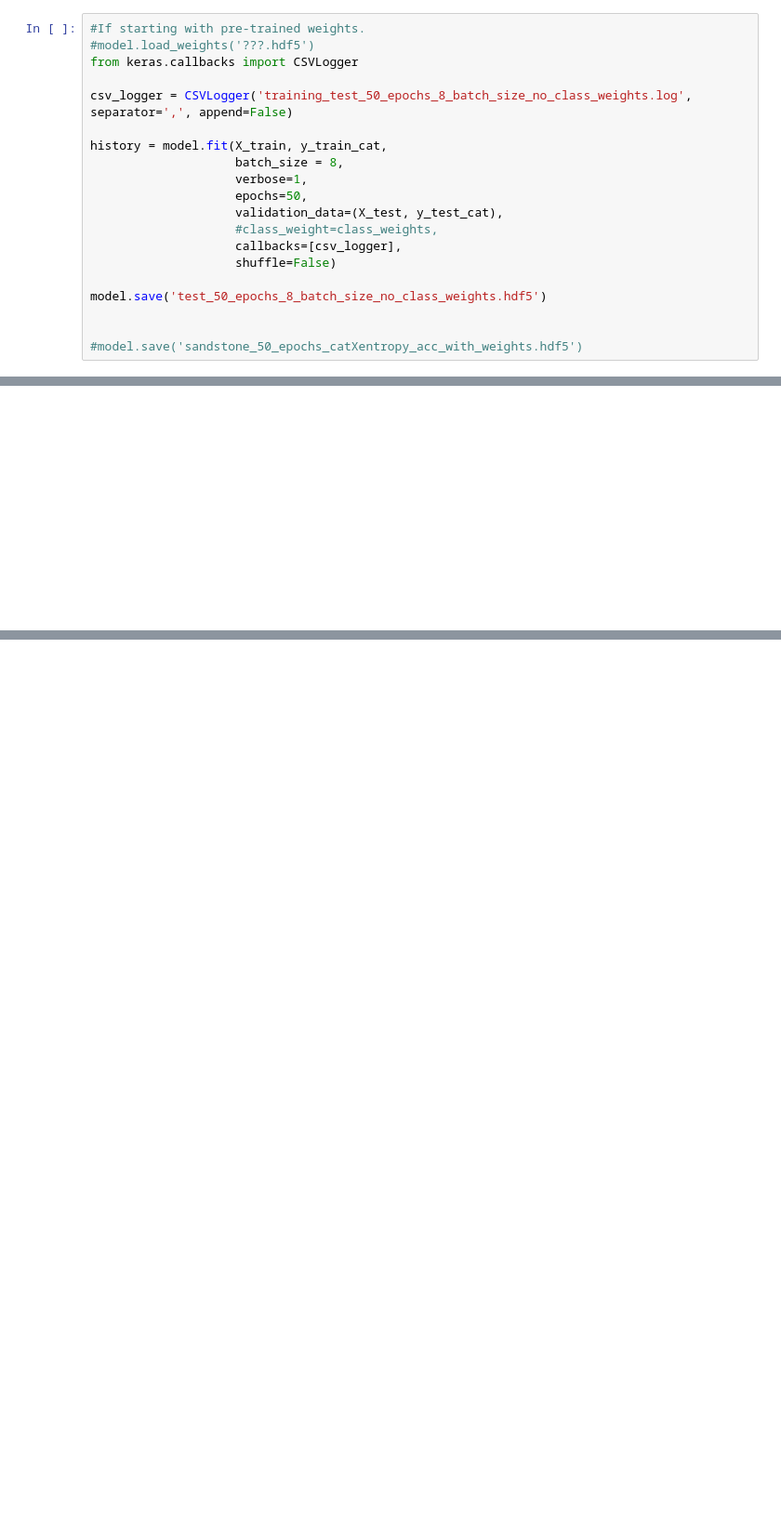
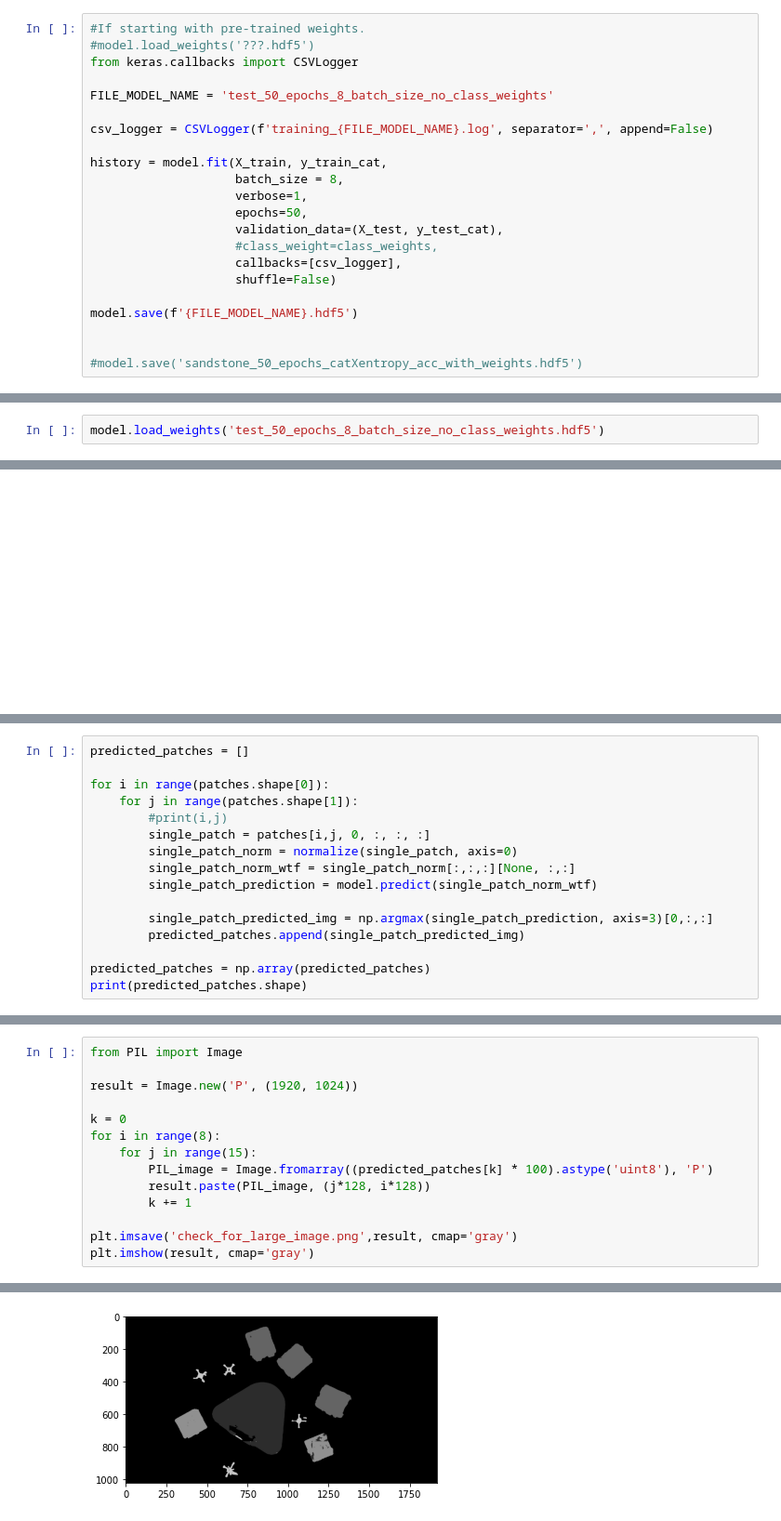
Before and after one commit to makmary/Image-Segmentation-For-Drones, a Jupyter notebook: FinalProject.ipynb, the cells around one changed output, grey strips where cells are left out. Shown at 93% size. Saved outputs shown, nothing was run; the diff lists cells and outputs as text; blank space fills up the shorter version.

Commit message:
[edit] create large image

```diff
--- a/FinalProject.ipynb
+++ b/FinalProject.ipynb
@@ -382,7 +393,9 @@ ________________________________________________________________________________
 #model.load_weights('???.hdf5')
 from keras.callbacks import CSVLogger
 
-csv_logger = CSVLogger('training_test_50_epochs_8_batch_size_no_class_weights.log', separator=',', append=False)
+FILE_MODEL_NAME = 'test_50_epochs_8_batch_size_no_class_weights'
+
+csv_logger = CSVLogger(f'training_{FILE_MODEL_NAME}.log', separator=',', append=False)
 
 history = model.fit(X_train, y_train_cat,
                     batch_size = 8,
@@ -393,7 +406,7 @@ history = model.fit(X_train, y_train_cat,
                     callbacks=[csv_logger],
                     shuffle=False)
 
-model.save('test_50_epochs_8_batch_size_no_class_weights.hdf5')
+model.save(f'{FILE_MODEL_NAME}.hdf5')
 
 
 #model.save('sandstone_50_epochs_catXentropy_acc_with_weights.hdf5')
@@ -417,0 +413,2 @@ Epoch 50/50
+# %%
+model.load_weights('test_50_epochs_8_batch_size_no_class_weights.hdf5')
@@ -615,0 +569,16 @@ Original image size:  (1080, 1920, 3)
+# %%
+predicted_patches = []
+
+for i in range(patches.shape[0]):
+    for j in range(patches.shape[1]):
+        #print(i,j)
+        single_patch = patches[i,j, 0, :, :, :]
+        single_patch_norm = normalize(single_patch, axis=0)
+        single_patch_norm_wtf = single_patch_norm[:,:,:][None, :,:]
+        single_patch_prediction = model.predict(single_patch_norm_wtf)
+
+        single_patch_predicted_img = np.argmax(single_patch_prediction, axis=3)[0,:,:]
+        predicted_patches.append(single_patch_predicted_img)
+
+predicted_patches = np.array(predicted_patches)
+print(predicted_patches.shape)
@@ -615,0 +587,15 @@ Original image size:  (1080, 1920, 3)
+# %%
+from PIL import Image
+
+result = Image.new('P', (1920, 1024))
+
+k = 0
+for i in range(8):
+    for j in range(15):
+        PIL_image = Image.fromarray((predicted_patches[k] * 100).astype('uint8'), 'P')
+        result.paste(PIL_image, (j*128, i*128))
+        k += 1
+
+plt.imsave('check_for_large_image.png',result, cmap='gray')
+plt.imshow(result, cmap='gray')
+# %% [output]
@@ -615,0 +603 @@ Original image size:  (1080, 1920, 3)
+[figure, added]
```
Also changed, not shown: parts of 21 cells of this notebook, 1 other file.
